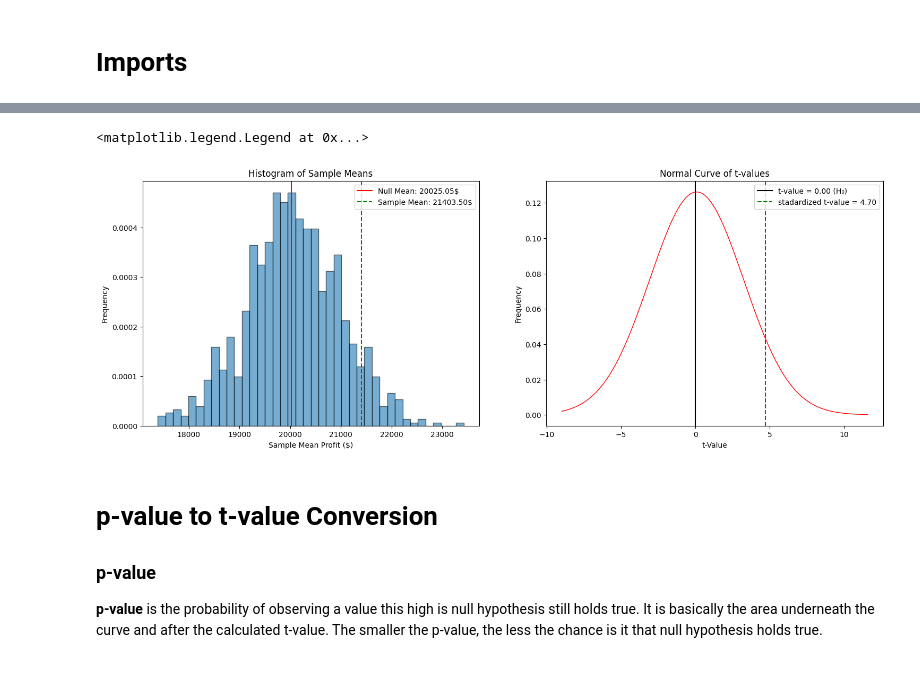
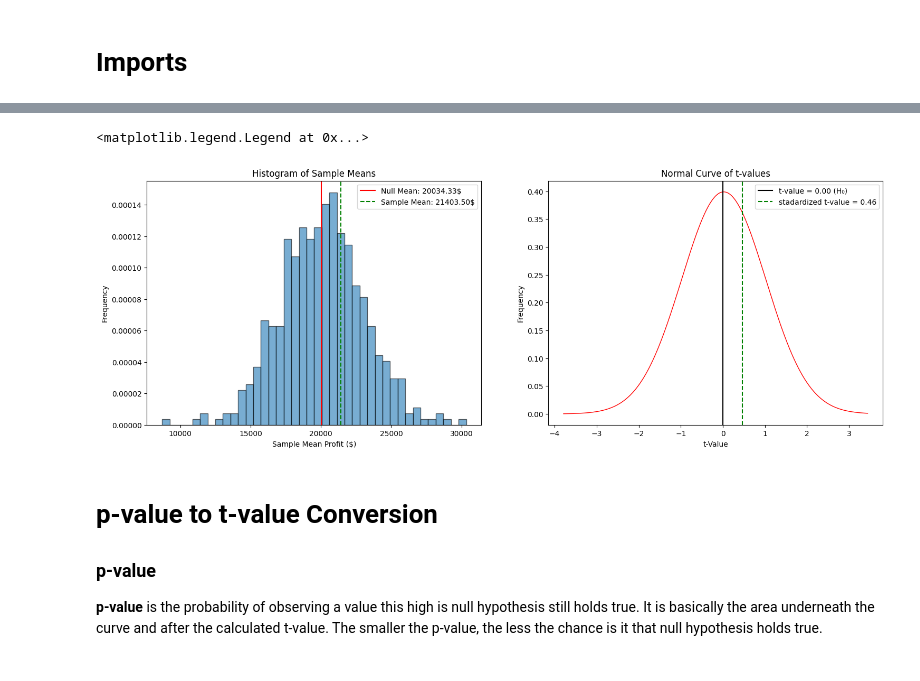
Before and after one commit to Jo-Banana-123/Hypothesis-Testing, a Jupyter notebook: hypothesis-testing.ipynb, the cells around one changed output, grey strips where cells are left out. Cells and saved outputs as stored; diff of their text form; code cells hidden in the pictures.

```diff
--- a/hypothesis-testing.ipynb
+++ b/hypothesis-testing.ipynb
@@ -88,49 +154,42 @@ t-value formula:
 The reason we use SE for calculating t-value is because it represents the spread of the sample mean and the accuracy of the sample means as an estimation of the population mean. In hypothesis testing, we are not interested in the actual spread of each data point, but in how different each sample mean could be from the population mean due to random chance.
 # %%
 plt.figure(figsize=(18, 6))
+
 # makes samples and histogram of sample means
-sample_means = []
-observed_mean = 21403.50 # ave annual profit of specific ice cream shop
-n = 10 # sample size
-for i in range(1000):
-    mean = 0
-    for i in range(n):
-        mean += np.random.choice(data)
-    mean = mean/n
-    sample_means.append(mean)
+observed_mean = 21403.50 # The average of the specific ice craem shop observed
+sample_means = np.random.normal(loc=20000, scale=3000, size=500) # a simulated normally distributed sample mean dataset centered aroudn the population mean of 20000
 
 plt.subplot(1,2,1)
 plt.hist(sample_means, bins=40, density=True, edgecolor='black', alpha=0.6)
 plt.axvline(null_mean, color='red', linestyle='-', label=f'Null Mean: {null_mean:.2f}$')
 plt.axvline(observed_mean, color='green', linestyle='--', label=f'Sample Mean: {observed_mean:.2f}$')
 plt.title('Histogram of Sample Means')
 plt.xlabel('Sample Mean Profit ($)')
 plt.ylabel('Frequency')
 plt.legend(loc='upper right')
 
 # take t-values
 tvalues = []
-std = np.std(sample_means) # sample standard deviation
-SE = std/(math.sqrt(n))
+SE = np.std(sample_means) # sample standard deviation
 for i, value in enumerate(sample_means):
     t = (sample_means[i] - null_mean)/(SE)
     tvalues.append(t)
 x = np.linspace(min(tvalues), max(tvalues), 1000)
 p = norm.pdf(x, np.mean(tvalues), np.std(tvalues))
 
 plt.subplot(1,2,2)
 plt.plot(x, p, 'r', linewidth=1)
 null_t = (null_mean - null_mean)/(SE)
 observed_t = (observed_mean - null_mean)/(SE)
 plt.axvline(null_t, color='black', linestyle='-', label=f't-value = {null_t:.2f} (H₀)')
 plt.axvline(observed_t, color='green', linestyle='--', label=f'stadardized t-value = {observed_t:.2f}')
 plt.title('Normal Curve of t-values')
 plt.xlabel('t-Value')
 plt.ylabel('Frequency')
 plt.legend(loc='upper right')
 # %% [output]
 <matplotlib.legend.Legend at 0x...>
-[figure, old version]
+[figure, new version]
 # %% [markdown]
 # p-value to t-value Conversion
 
```
Also changed, not shown: parts of 8 cells of this notebook.
